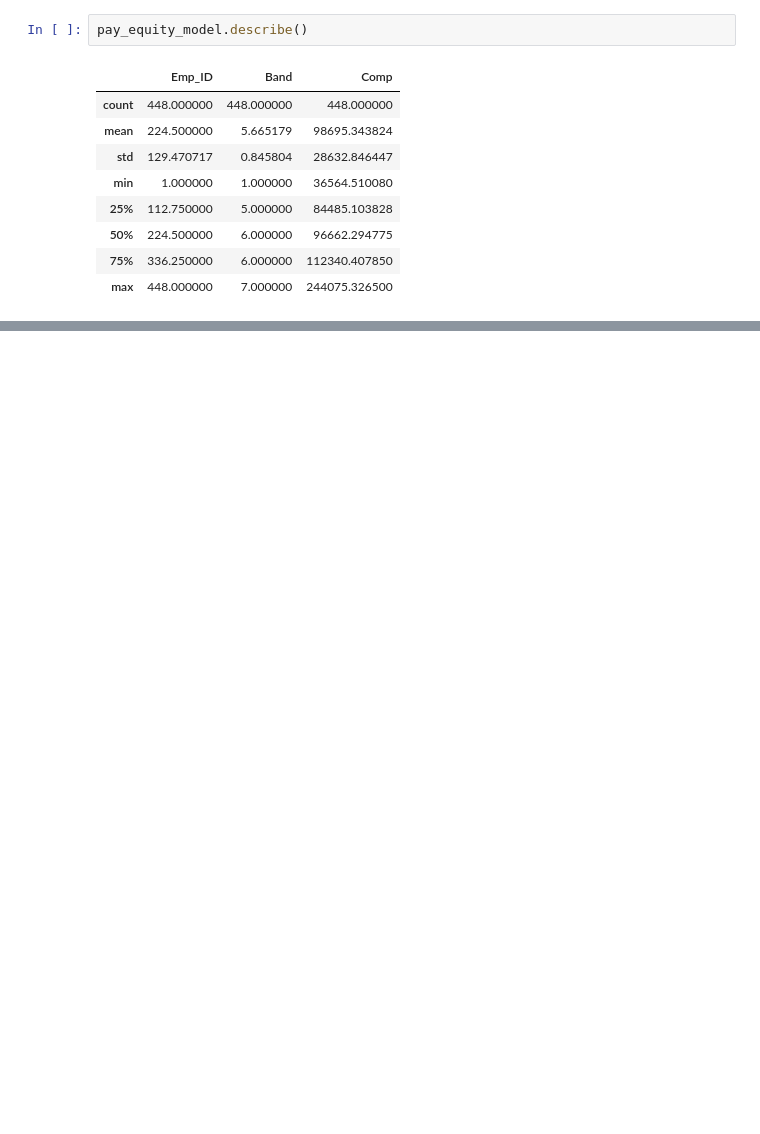
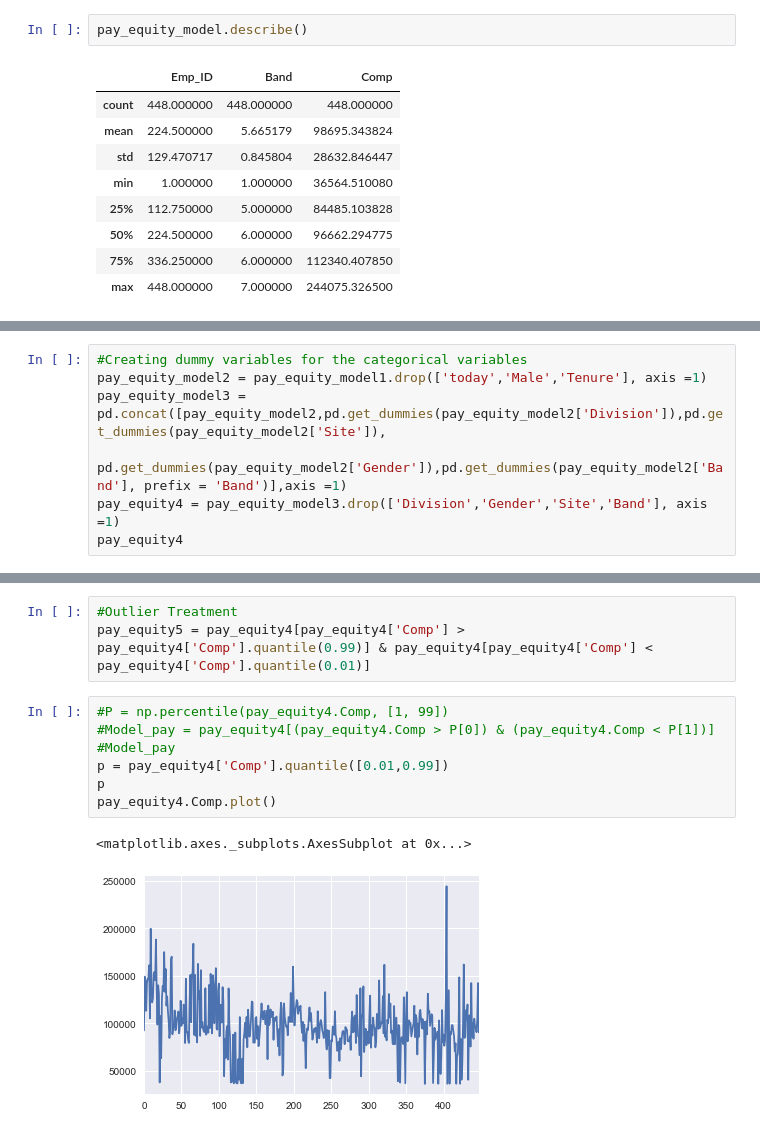
Before and after one commit to MonicaJain16/Python, a Jupyter notebook: Basic Statistics.ipynb, the cells around one changed output, grey strips where cells are left out. Saved outputs shown, nothing was run; the diff lists cells and outputs as text; blank space fills up the shorter version.

```diff
--- a/Basic Statistics.ipynb
+++ b/Basic Statistics.ipynb
@@ -186,0 +176,7 @@ ValueError: The truth value of a Series is ambiguous. Use a.empty, a.bool(), a.i
+# %%
+#Creating dummy variables for the categorical variables
+pay_equity_model2 = pay_equity_model1.drop(['today','Male','Tenure'], axis =1)
+pay_equity_model3 = pd.concat([pay_equity_model2,pd.get_dummies(pay_equity_model2['Division']),pd.get_dummies(pay_equity_model2['Site']),
+                              pd.get_dummies(pay_equity_model2['Gender']),pd.get_dummies(pay_equity_model2['Band'], prefix = 'Band')],axis =1)
+pay_equity4 = pay_equity_model3.drop(['Division','Gender','Site','Band'], axis =1)
+pay_equity4
@@ -186,0 +202,13 @@ ValueError: The truth value of a Series is ambiguous. Use a.empty, a.bool(), a.i
+# %%
+#Outlier Treatment
+pay_equity5 = pay_equity4[pay_equity4['Comp'] > pay_equity4['Comp'].quantile(0.99)] & pay_equity4[pay_equity4['Comp'] < pay_equity4['Comp'].quantile(0.01)]
+# %%
+#P = np.percentile(pay_equity4.Comp, [1, 99])
+#Model_pay = pay_equity4[(pay_equity4.Comp > P[0]) & (pay_equity4.Comp < P[1])]
+#Model_pay
+p = pay_equity4['Comp'].quantile([0.01,0.99])
+p
+pay_equity4.Comp.plot()
+# %% [output]
+<matplotlib.axes._subplots.AxesSubplot at 0x...>
+[figure, added]
```
Also changed, not shown: parts of 27 cells of this notebook.
